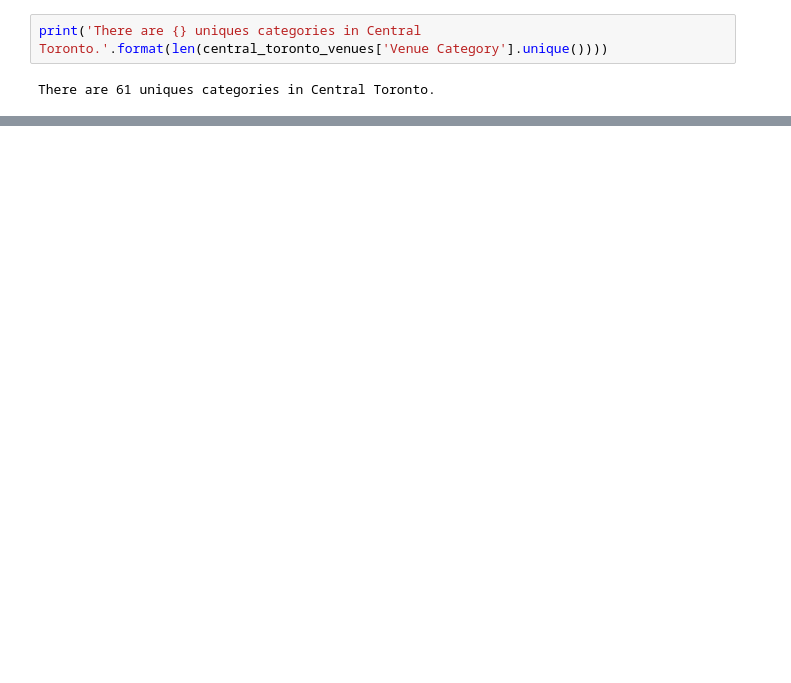
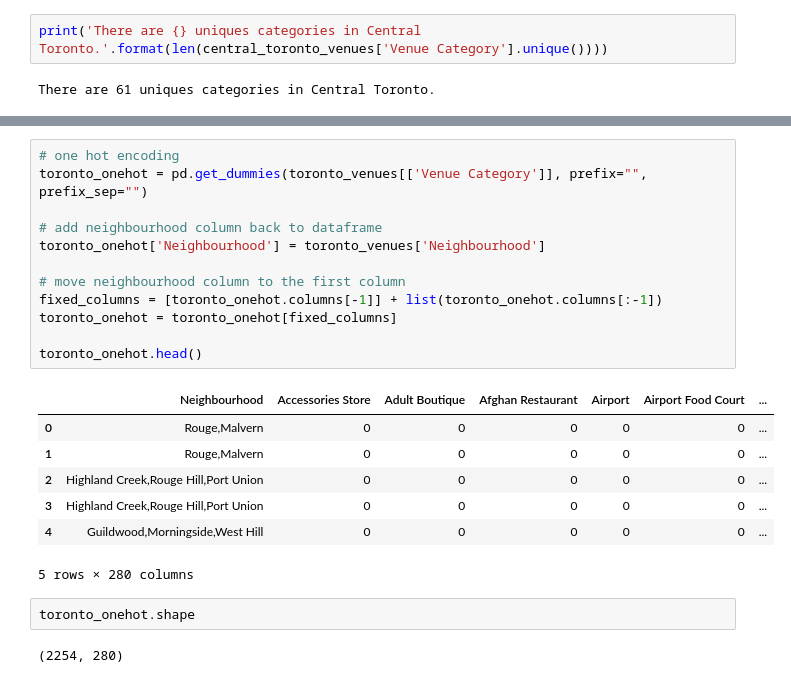
Before and after one commit to OxanaFalk/Coursera_Capstone, a Jupyter notebook: Assignment week 3, notebook 3 of 3.ipynb, the cells around one changed output, grey strips where cells are left out. Drawn from its saved outputs; the diff is of its cells as text; blank space fills up the shorter version.

```diff
--- a/Assignment week 3, notebook 3 of 3.ipynb
+++ b/Assignment week 3, notebook 3 of 3.ipynb
@@ -372,0 +450,24 @@ url
+# %%
+# one hot encoding
+toronto_onehot = pd.get_dummies(toronto_venues[['Venue Category']], prefix="", prefix_sep="")
+
+# add neighbourhood column back to dataframe
+toronto_onehot['Neighbourhood'] = toronto_venues['Neighbourhood']
+
+# move neighbourhood column to the first column
+fixed_columns = [toronto_onehot.columns[-1]] + list(toronto_onehot.columns[:-1])
+toronto_onehot = toronto_onehot[fixed_columns]
+
+toronto_onehot.head()
+# %% [output]
+|  | Neighbourhood | Accessories Store | Adult Boutique | Afghan Restaurant | Airport | Airport Food Court | ... |
+| 0 | Rouge,Malvern | 0 | 0 | 0 | 0 | 0 | ... |
+| 1 | Rouge,Malvern | 0 | 0 | 0 | 0 | 0 | ... |
+| 2 | Highland Creek,Rouge Hill,Port Union | 0 | 0 | 0 | 0 | 0 | ... |
+| 3 | Highland Creek,Rouge Hill,Port Union | 0 | 0 | 0 | 0 | 0 | ... |
+| 4 | Guildwood,Morningside,West Hill | 0 | 0 | 0 | 0 | 0 | ... |
+5 rows × 280 columns
+# %%
+toronto_onehot.shape
+# %% [output]
+(2254, 280)
```
Also changed, not shown: parts of 26 cells of this notebook.
